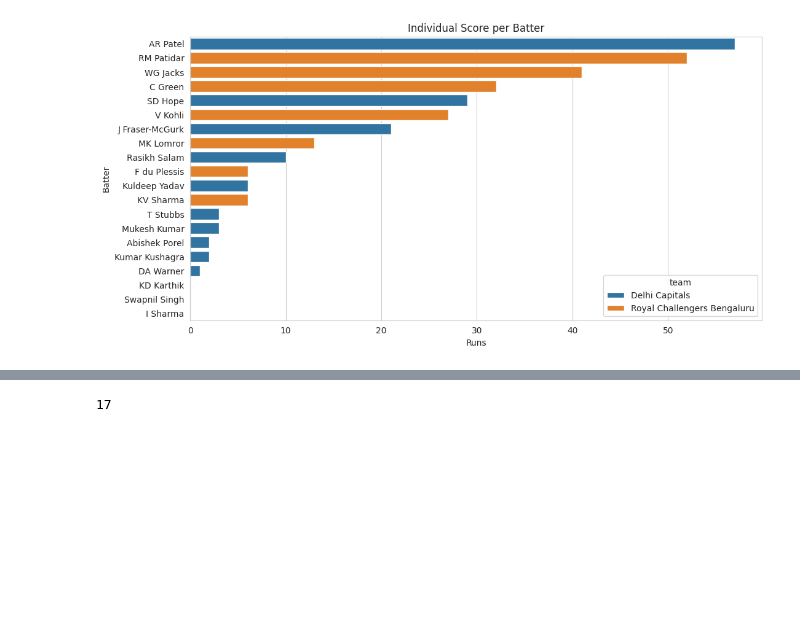
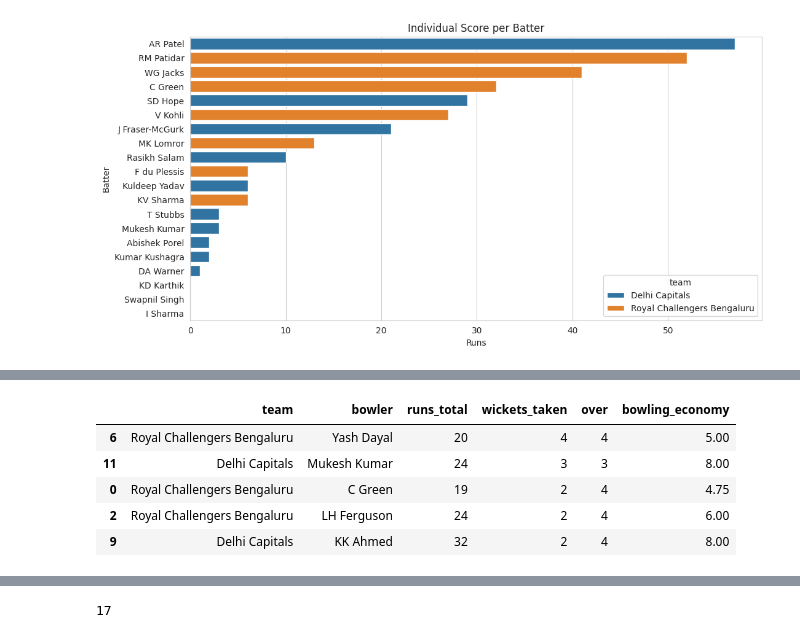
Before and after one commit to KrishKanojia/Data-Science-Practice, a Jupyter notebook: IPL_RCB_VS_DC.ipynb, the cells around one changed output, grey strips where cells are left out. Cells and saved outputs as stored; diff of their text form; code cells hidden in the pictures; blank space fills up the shorter version.

```diff
--- a/IPL_RCB_VS_DC.ipynb
+++ b/IPL_RCB_VS_DC.ipynb
@@ -54 +75,16 @@ plt.show()
+# %%
+correct_opp_team_name = {
+    team_name[0] : team_name[1],
+    team_name[1] : team_name[0]
+}
+
+bowling_stats['team'] = bowling_stats['team'].replace(correct_opp_team_name)
+bowling_stats.head()
+# %% [output]
+|  | team | bowler | runs_total | wickets_taken | over | bowling_economy |
+| 6 | Royal Challengers Bengaluru | Yash Dayal | 20 | 4 | 4 | 5.00 |
+| 11 | Delhi Capitals | Mukesh Kumar | 24 | 3 | 3 | 8.00 |
+| 0 | Royal Challengers Bengaluru | C Green | 19 | 2 | 4 | 4.75 |
+| 2 | Royal Challengers Bengaluru | LH Ferguson | 24 | 2 | 4 | 6.00 |
+| 9 | Delhi Capitals | KK Ahmed | 32 | 2 | 4 | 8.00 |
 # %%
```
Also changed, not shown: parts of 7 cells of this notebook.
